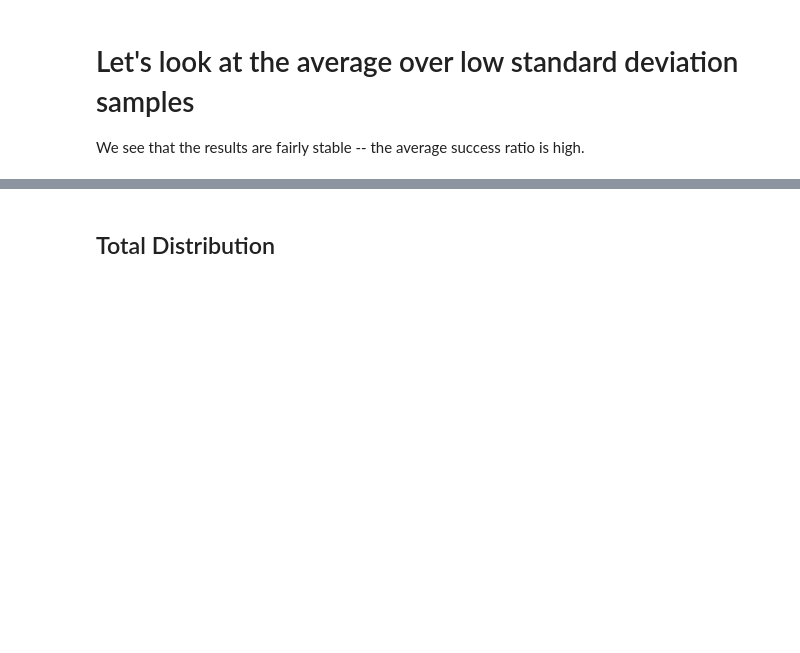
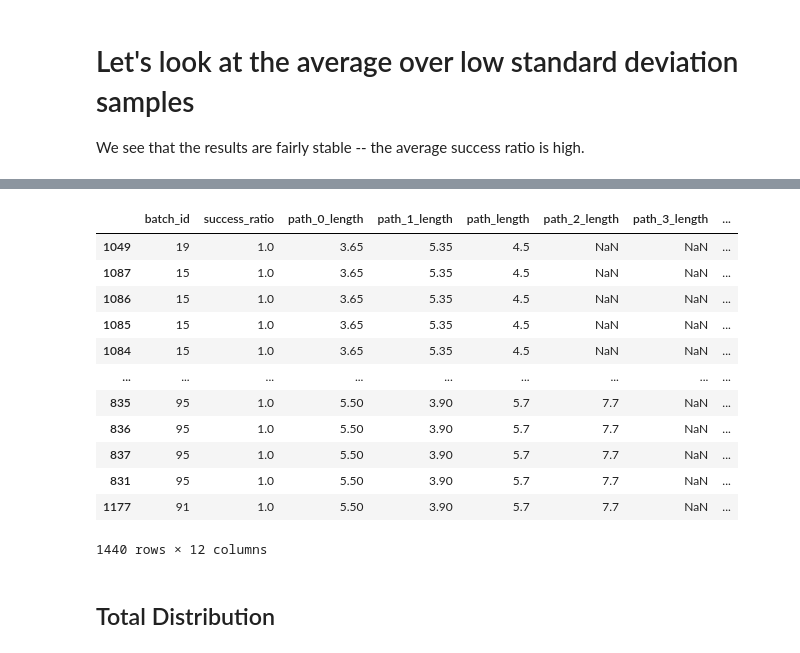
Before and after one commit to jakeval/MRMC, a Jupyter notebook: demos/view_results.ipynb, the cells around one changed output, grey strips where cells are left out. Drawn from its saved outputs; the diff is of its cells as text; code cells hidden in the pictures; blank space fills up the shorter version.

```diff
--- a/demos/view_results.ipynb
+++ b/demos/view_results.ipynb
@@ -385,3 +415,19 @@ results
+# %%
+mean_results.sort_values('path_length')
+# %% [output]
+|  | batch_id | success_ratio | path_0_length | path_1_length | path_length | path_2_length | path_3_length | ... |
+| 1049 | 19 | 1.0 | 3.65 | 5.35 | 4.5 | NaN | NaN | ... |
+| 1087 | 15 | 1.0 | 3.65 | 5.35 | 4.5 | NaN | NaN | ... |
+| 1086 | 15 | 1.0 | 3.65 | 5.35 | 4.5 | NaN | NaN | ... |
+| 1085 | 15 | 1.0 | 3.65 | 5.35 | 4.5 | NaN | NaN | ... |
+| 1084 | 15 | 1.0 | 3.65 | 5.35 | 4.5 | NaN | NaN | ... |
+| ... | ... | ... | ... | ... | ... | ... | ... | ... |
+| 835 | 95 | 1.0 | 5.50 | 3.90 | 5.7 | 7.7 | NaN | ... |
+| 836 | 95 | 1.0 | 5.50 | 3.90 | 5.7 | 7.7 | NaN | ... |
+| 837 | 95 | 1.0 | 5.50 | 3.90 | 5.7 | 7.7 | NaN | ... |
+| 831 | 95 | 1.0 | 5.50 | 3.90 | 5.7 | 7.7 | NaN | ... |
+| 1177 | 91 | 1.0 | 5.50 | 3.90 | 5.7 | 7.7 | NaN | ... |
+1440 rows × 12 columns
 # %% [markdown]
 ## Total Distribution
 # %%
```
Also changed, not shown: parts of 12 cells of this notebook.
